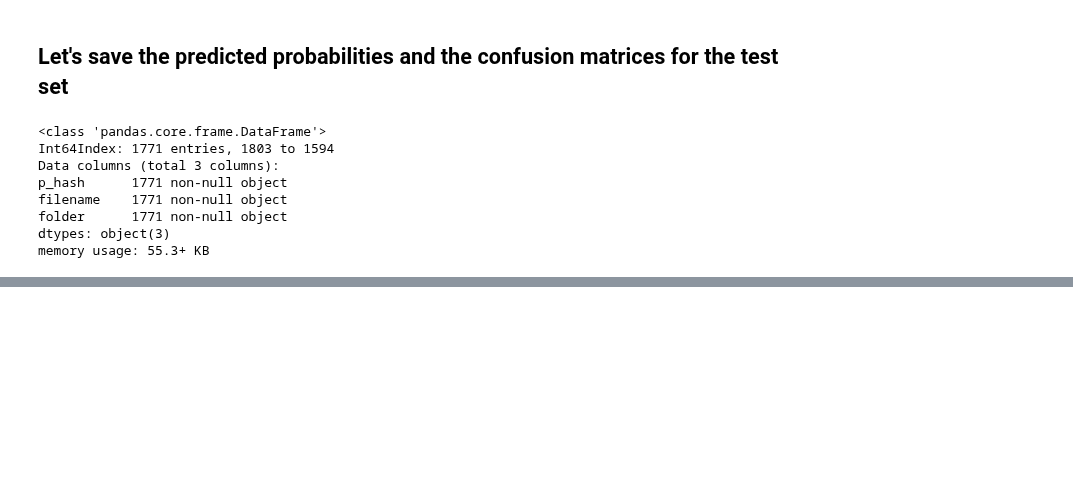
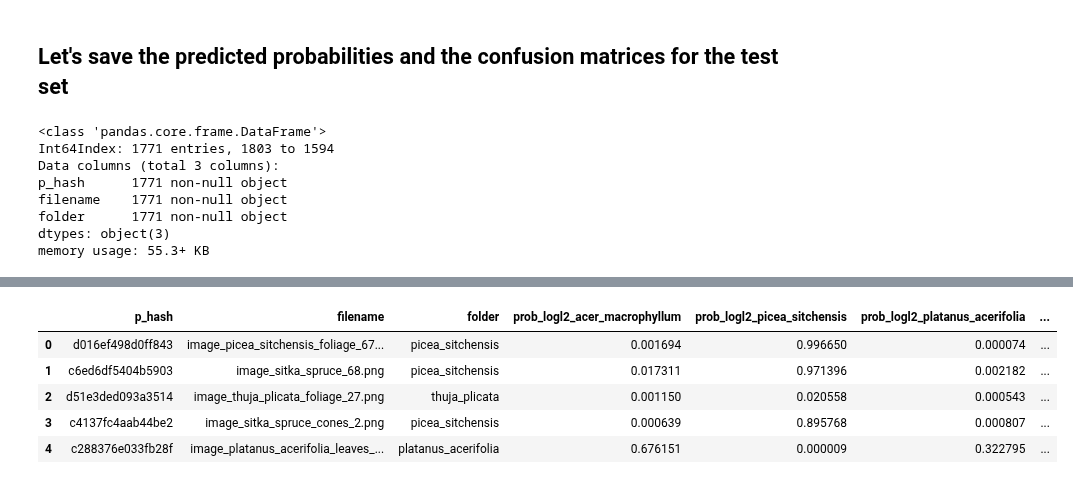
Before and after one commit to NathanielBlairStahn/tree-logic, a Jupyter notebook: notebooks/20180517_more_species/logistic_and_gb_4_species.ipynb, the cells around one changed output, grey strips where cells are left out. Saved outputs shown, nothing was run; the diff lists cells and outputs as text; code cells hidden in the pictures; blank space fills up the shorter version.

```diff
--- a/notebooks/20180517_more_species/logistic_and_gb_4_species.ipynb
+++ b/notebooks/20180517_more_species/logistic_and_gb_4_species.ipynb
@@ -480,0 +572,10 @@ memory usage: 55.3+ KB
+# %%
+test_images = log_pred.merge(llog_pred, on=non_feature_columns).merge(gb_pred, on=non_feature_columns)
+test_images.head()
+# %% [output]
+|  | p_hash | filename | folder | prob_logl2_acer_macrophyllum | prob_logl2_picea_sitchensis | prob_logl2_platanus_acerifolia | ... |
+| 0 | d016ef498d0ff843 | image_picea_sitchensis_foliage_67... | picea_sitchensis | 0.001694 | 0.996650 | 0.000074 | ... |
+| 1 | c6ed6df5404b5903 | image_sitka_spruce_68.png | picea_sitchensis | 0.017311 | 0.971396 | 0.002182 | ... |
+| 2 | d51e3ded093a3514 | image_thuja_plicata_foliage_27.png | thuja_plicata | 0.001150 | 0.020558 | 0.000543 | ... |
+| 3 | c4137fc4aab44be2 | image_sitka_spruce_cones_2.png | picea_sitchensis | 0.000639 | 0.895768 | 0.000807 | ... |
+| 4 | c288376e033fb28f | image_platanus_acerifolia_leaves_... | platanus_acerifolia | 0.676151 | 0.000009 | 0.322795 | ... |
```
Also changed, not shown: parts of 13 cells of this notebook, 2 other files.
